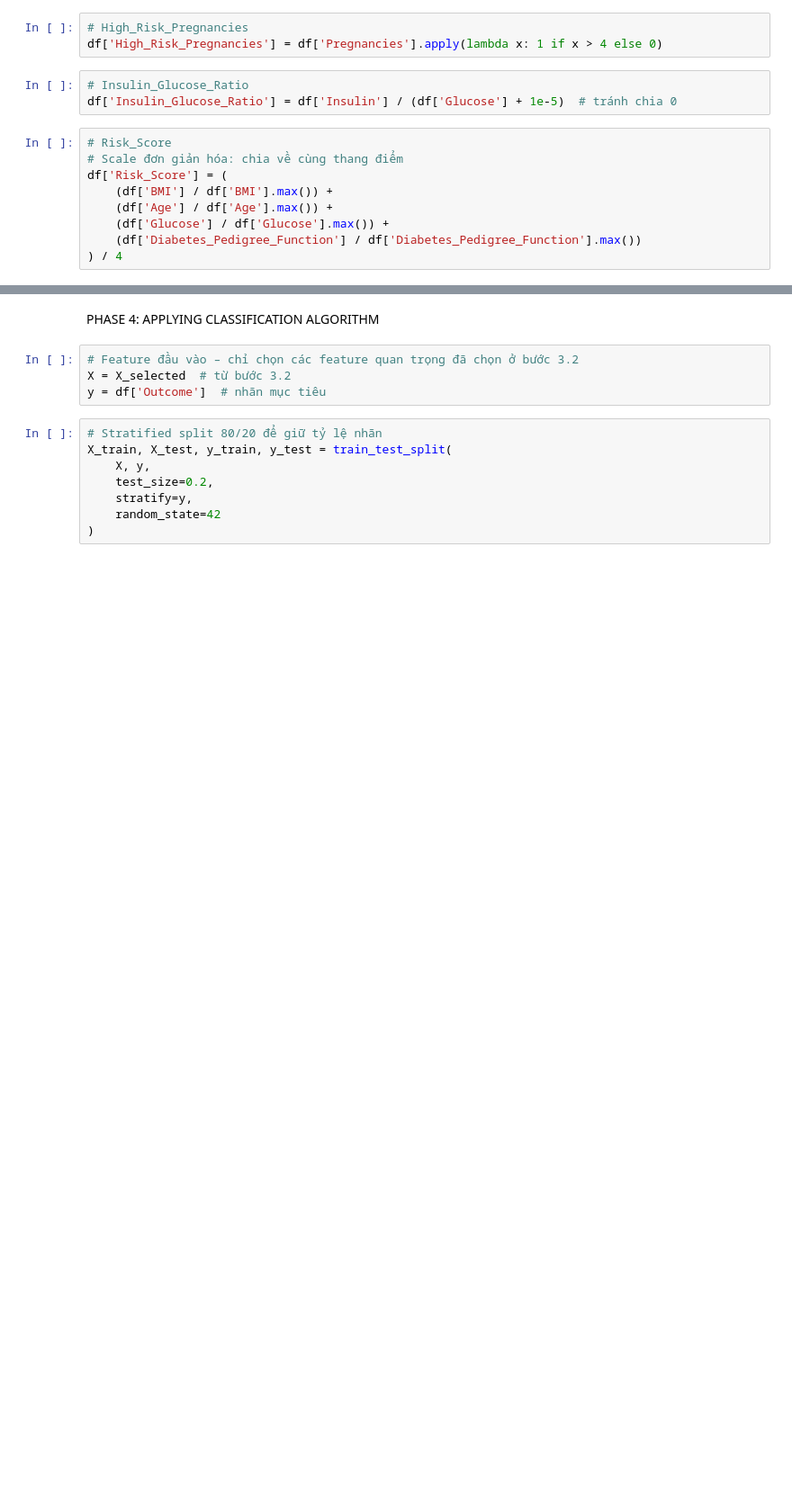
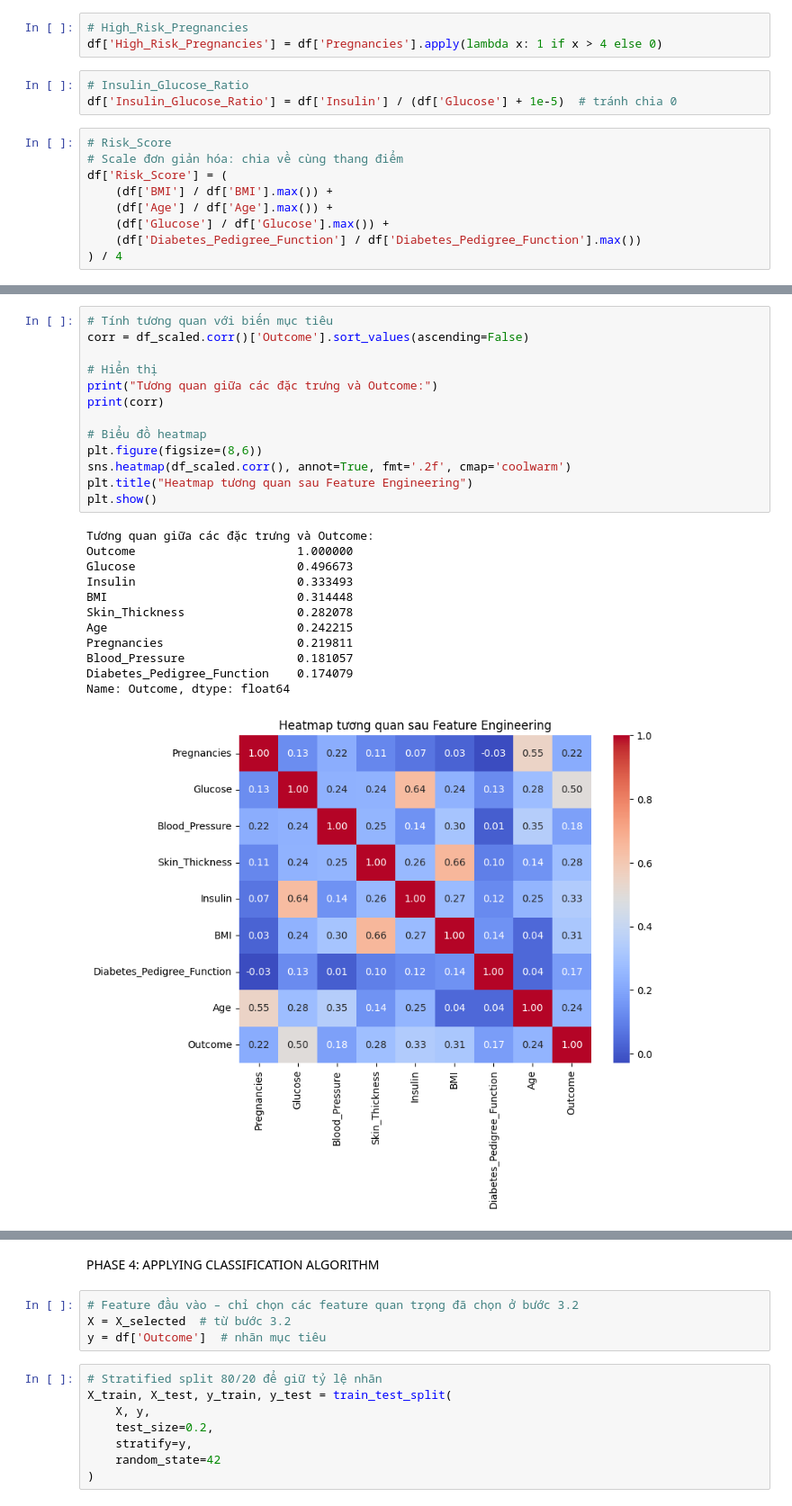
Before and after one commit to tranhoang2804/Capstone-Aptech, a Jupyter notebook: Capstone.ipynb, the cells around one changed output, grey strips where cells are left out. Shown at 90% size. Drawn from its saved outputs; the diff is of its cells as text; blank space fills up the shorter version.

```diff
--- a/Capstone.ipynb
+++ b/Capstone.ipynb
@@ -502 +585,27 @@ df[['Insulin_Glucose_Ratio', 'Risk_Score']].describe()
+# %%
+# Tính tương quan với biến mục tiêu
+corr = df_scaled.corr()['Outcome'].sort_values(ascending=False)
+
+# Hiển thị
+print("Tương quan giữa các đặc trưng và Outcome:")
+print(corr)
+
+# Biểu đồ heatmap
+plt.figure(figsize=(8,6))
+sns.heatmap(df_scaled.corr(), annot=True, fmt='.2f', cmap='coolwarm')
+plt.title("Heatmap tương quan sau Feature Engineering")
+plt.show()
+# %% [output]
+Tương quan giữa các đặc trưng và Outcome:
+Outcome                       1.000000
+Glucose                       0.496673
+Insulin                       0.333493
+BMI                           0.314448
+Skin_Thickness                0.282078
+Age                           0.242215
+Pregnancies                   0.219811
+Blood_Pressure                0.181057
+Diabetes_Pedigree_Function    0.174079
+Name: Outcome, dtype: float64
+[figure, added]
 # %%
```
Also changed, not shown: parts of 36 cells of this notebook.
